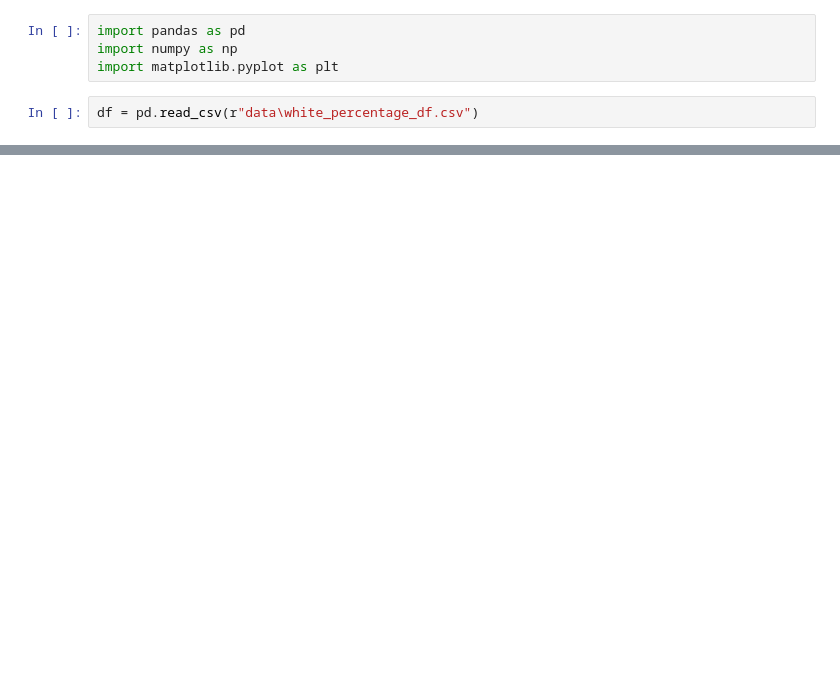
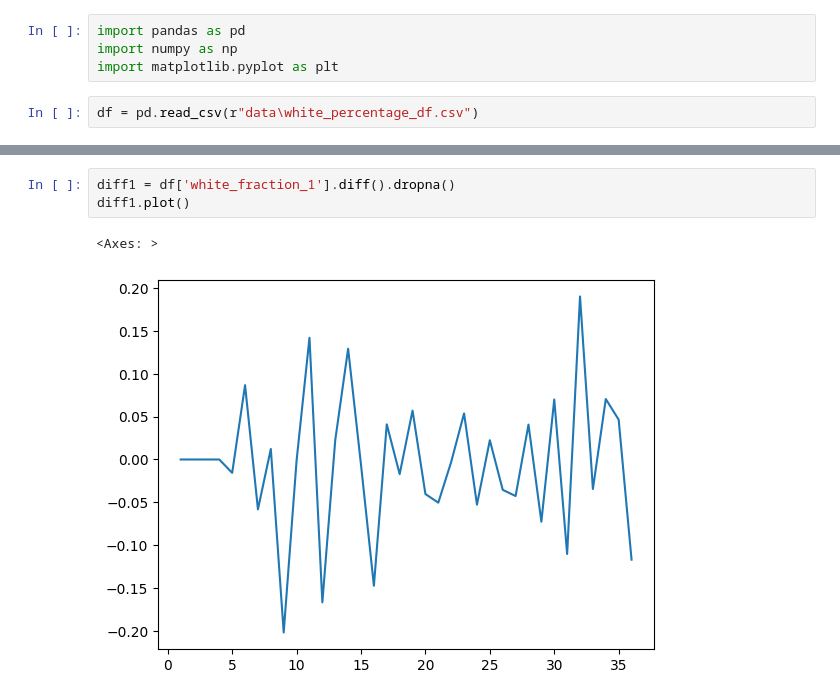
Before and after one commit to pranavkoka/Melting-Glaciers-Capstone, a Jupyter notebook: arima.ipynb, the cells around one changed output, grey strips where cells are left out. Cells and saved outputs as stored; diff of their text form; blank space fills up the shorter version.

```diff
--- a/arima.ipynb
+++ b/arima.ipynb
@@ -31,0 +57,6 @@ p-value: 0.0759875901235154
+# %%
+diff1 = df['white_fraction_1'].diff().dropna()
+diff1.plot()
+# %% [output]
+<Axes: >
+[figure, added]
```
Also changed, not shown: parts of 6 cells of this notebook, 2 other files.
